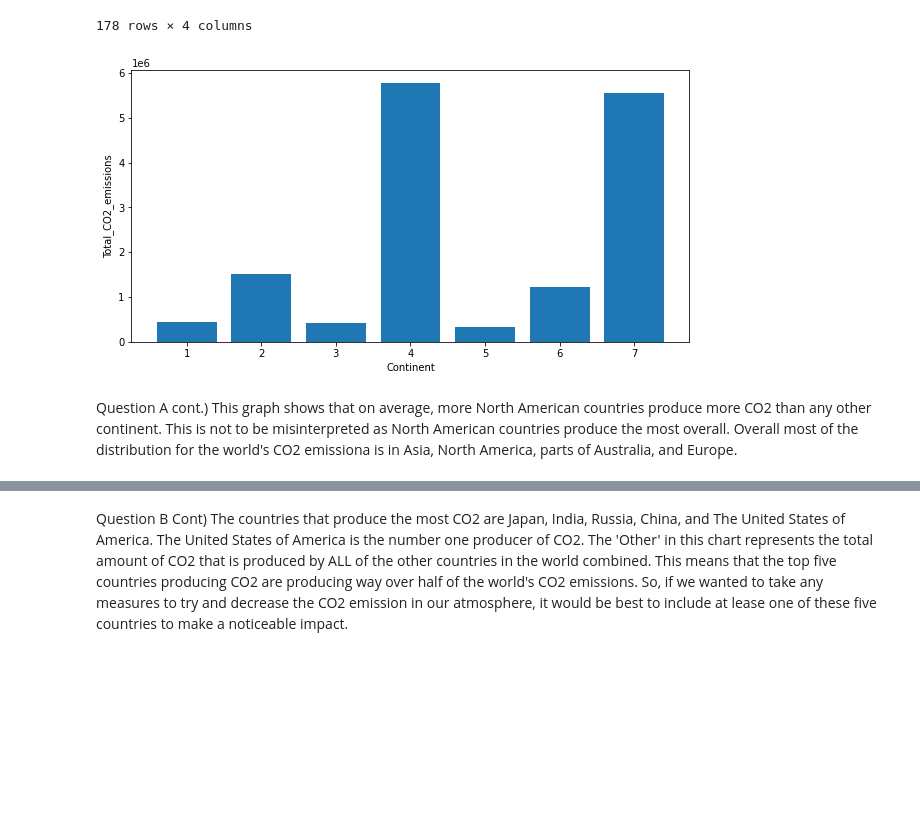
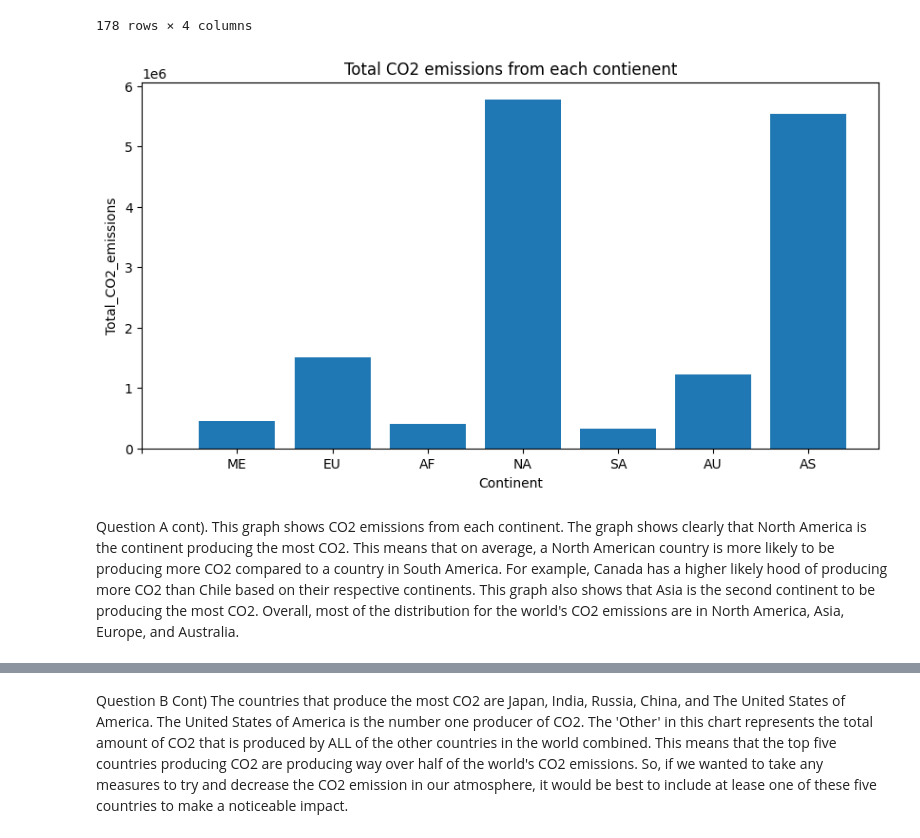
Before and after one commit to Steven-Carriger/Project1DataAnalytics-, a Jupyter notebook: Project1.ipynb, the cells around one changed output, grey strips where cells are left out. Saved outputs shown, nothing was run; the diff lists cells and outputs as text; code cells hidden in the pictures; blank space fills up the shorter version.

```diff
--- a/Project1.ipynb
+++ b/Project1.ipynb
@@ -62,20 +62,25 @@ df
 | 201 | Zimbabwe | 3 | 0.80 | 11457.33 |
 178 rows × 4 columns
 # %%
-#Question A) Shows the amount of countries producing CO2 by continent.
+#Question A) Shows the amount of CO2 produced by each continent.
 comparing_data = df[['Continent', 'Total_CO2_emissions']]
 comparing_data = comparing_data.dropna()
 
+x_labels = ['','ME', 'EU', 'AF', 'NA', 'SA', 'AU', 'AS']
+x_tick_range = range(len(x_labels))
+
 plt.figure(figsize=(10, 5))
 plt.bar(comparing_data['Continent'], comparing_data['Total_CO2_emissions'])
+plt.xticks(x_tick_range, x_labels)
+plt.title('Total CO2 emissions from each contienent')
 plt.xlabel('Continent')
 plt.ylabel('Total_CO2_emissions')
 
 plt.show()
 # %% [output]
-[figure, old version]
+[figure, new version]
 # %% [markdown]
-Question A cont.) This graph shows that on average, more North American countries produce more CO2 than any other continent. This is not to be misinterpreted as North American countries produce the most overall. Overall most of the distribution for the world's CO2 emissiona is in Asia, North America, parts of Australia, and Europe.
+Question A cont). This graph shows CO2 emissions from each continent. The graph shows clearly that North America is the continent producing the most CO2. This means that on average, a North American country is more likely to be producing more CO2 compared to a country in South America. For example, Canada has a higher likely hood of producing more CO2 than Chile based on their respective continents. This graph also shows that Asia is the second continent to be producing the most CO2. Overall, most of the distribution for the world's CO2 emissions are in North America, Asia, Europe, and Australia.
 # %%
 #Question B) Finds which countries are in the top 5 of producing the most CO2 emissions and then displays which one is the number one.
 
```
Also changed, not shown: parts of 6 cells of this notebook.
